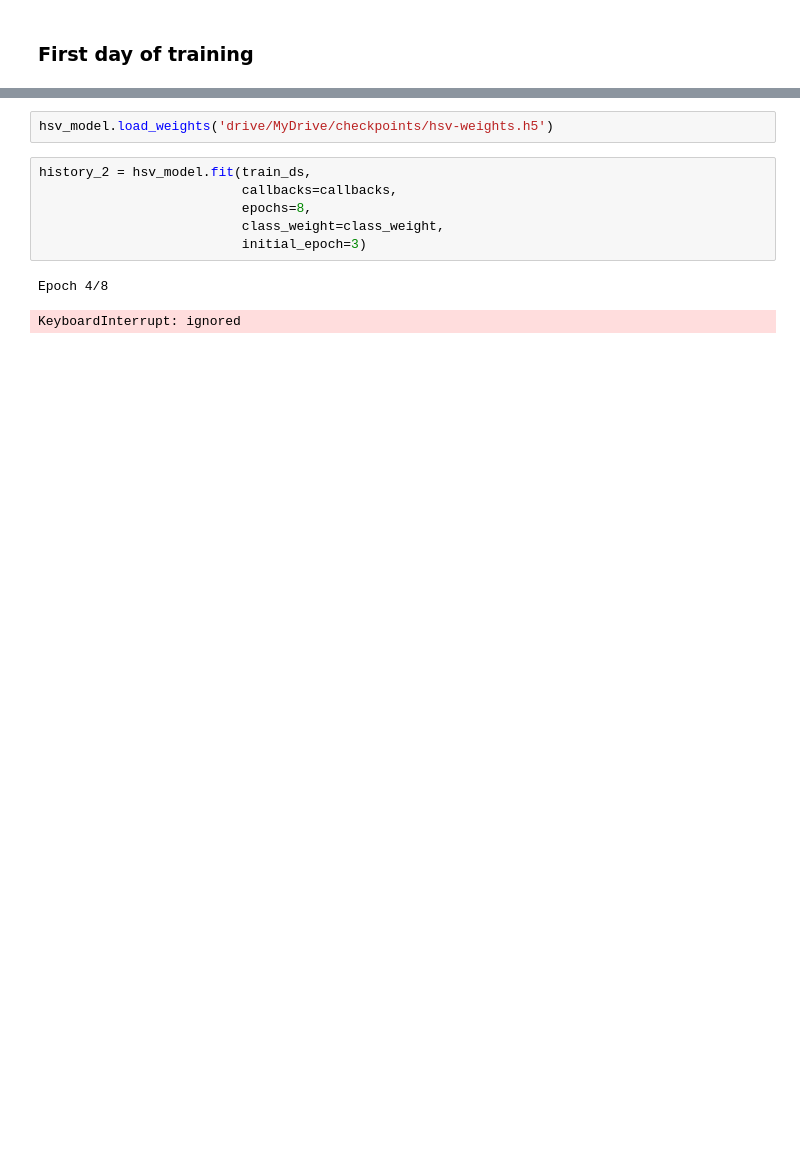
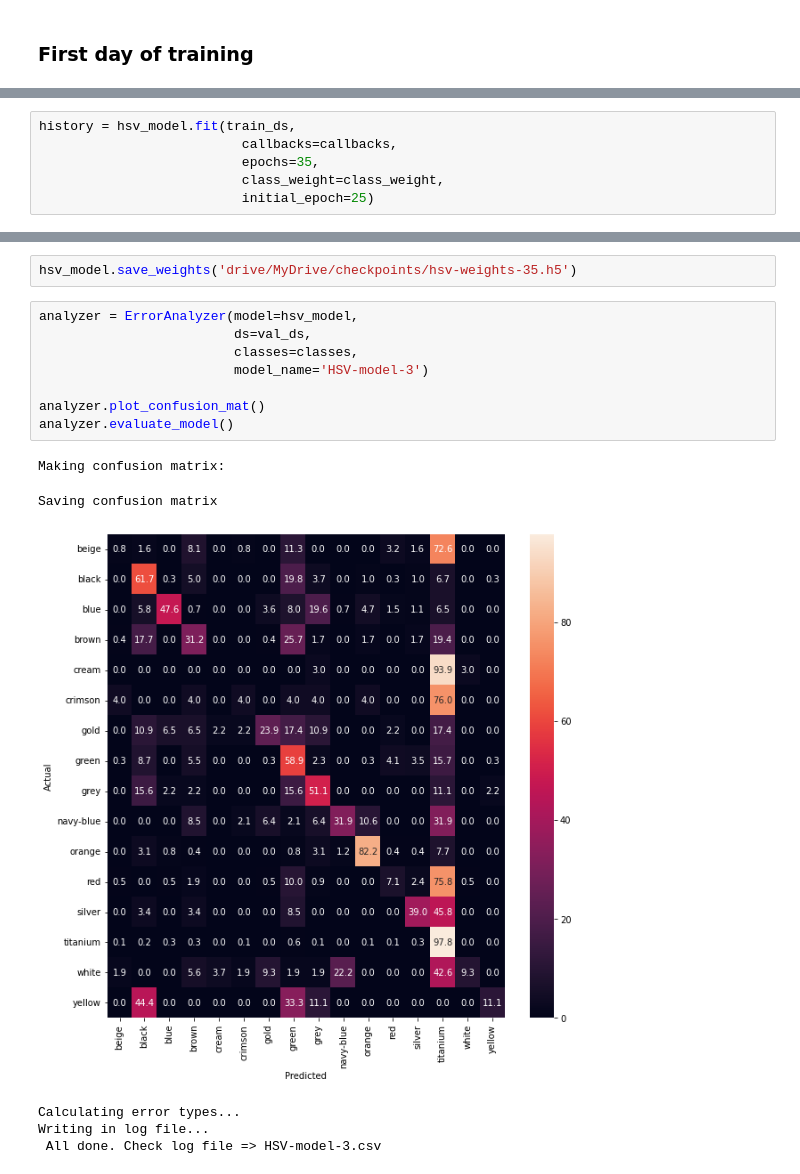
Before and after one commit to m-bashari-m/vehicle-color-recognition, a Jupyter notebook: src/hsv-model.ipynb, the cells around one changed output, grey strips where cells are left out. Saved outputs shown, nothing was run; the diff lists cells and outputs as text; blank space fills up the shorter version.

```diff
--- a/src/hsv-model.ipynb
+++ b/src/hsv-model.ipynb
@@ -95,0 +173,6 @@ hsv_model.save_weights('drive/MyDrive/checkpoints/hsv-weights.h5')
+# %%
+history = hsv_model.fit(train_ds,
+                          callbacks=callbacks,
+                          epochs=35,
+                          class_weight=class_weight,
+                          initial_epoch=25)
@@ -96,11 +200,17 @@ hsv_model.save_weights('drive/MyDrive/checkpoints/hsv-weights.h5')
 # %%
-hsv_model.load_weights('drive/MyDrive/checkpoints/hsv-weights.h5')
+hsv_model.save_weights('drive/MyDrive/checkpoints/hsv-weights-35.h5')
-# %%
-history_2 = hsv_model.fit(train_ds,
-                          callbacks=callbacks,
-                          epochs=8,
-                          class_weight=class_weight,
-                          initial_epoch=3)
-# %% [output]
-Epoch 4/8
-KeyboardInterrupt: ignored
+# %%
+analyzer = ErrorAnalyzer(model=hsv_model,
+                         ds=val_ds,
+                         classes=classes,
+                         model_name='HSV-model-3')
+
+analyzer.plot_confusion_mat()
+analyzer.evaluate_model()
+# %% [output]
+Making confusion matrix:
+Saving confusion matrix
+[figure, added]
+Calculating error types...
+Writing in log file...
+ All done. Check log file => HSV-model-3.csv
```
Also changed, not shown: parts of 15 cells of this notebook.
